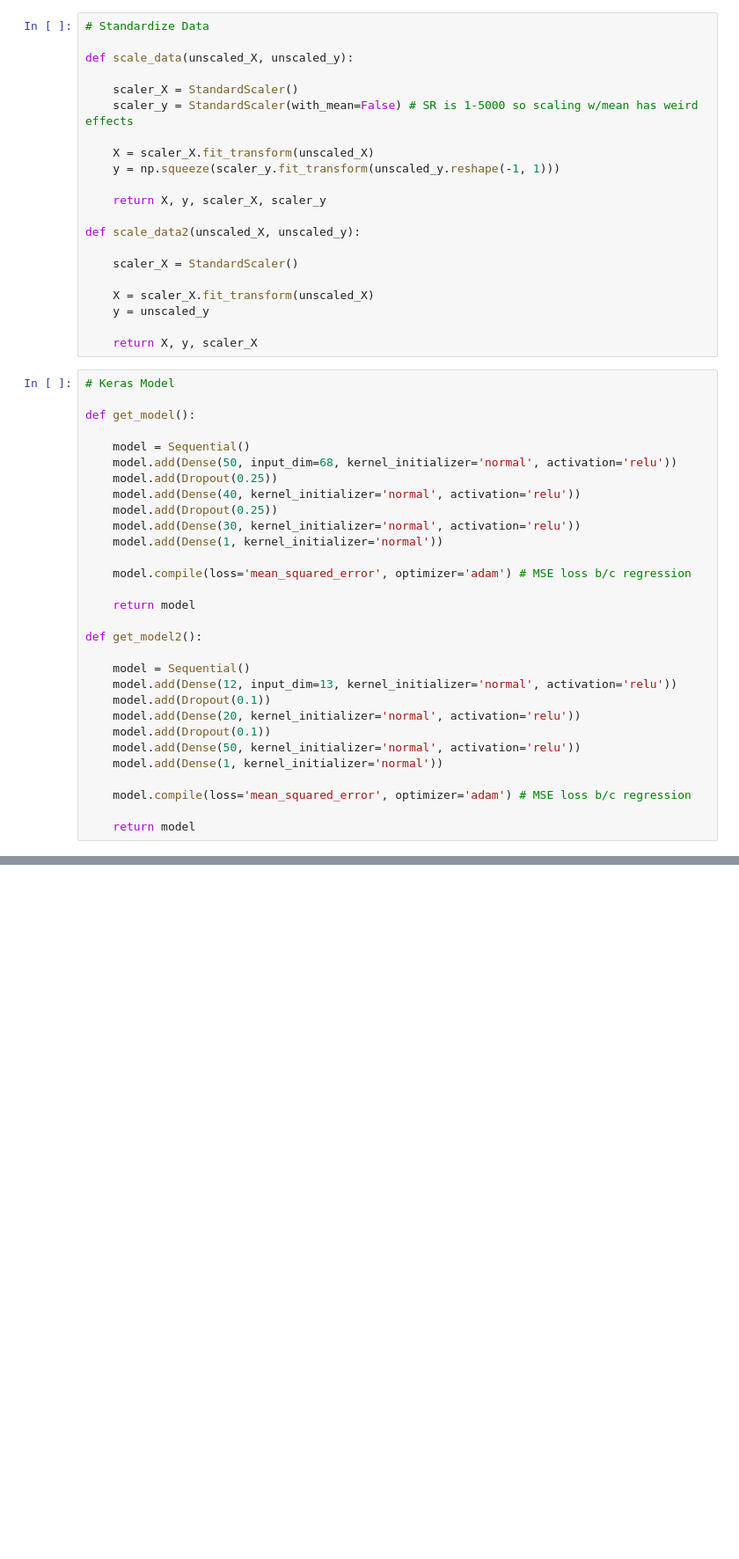
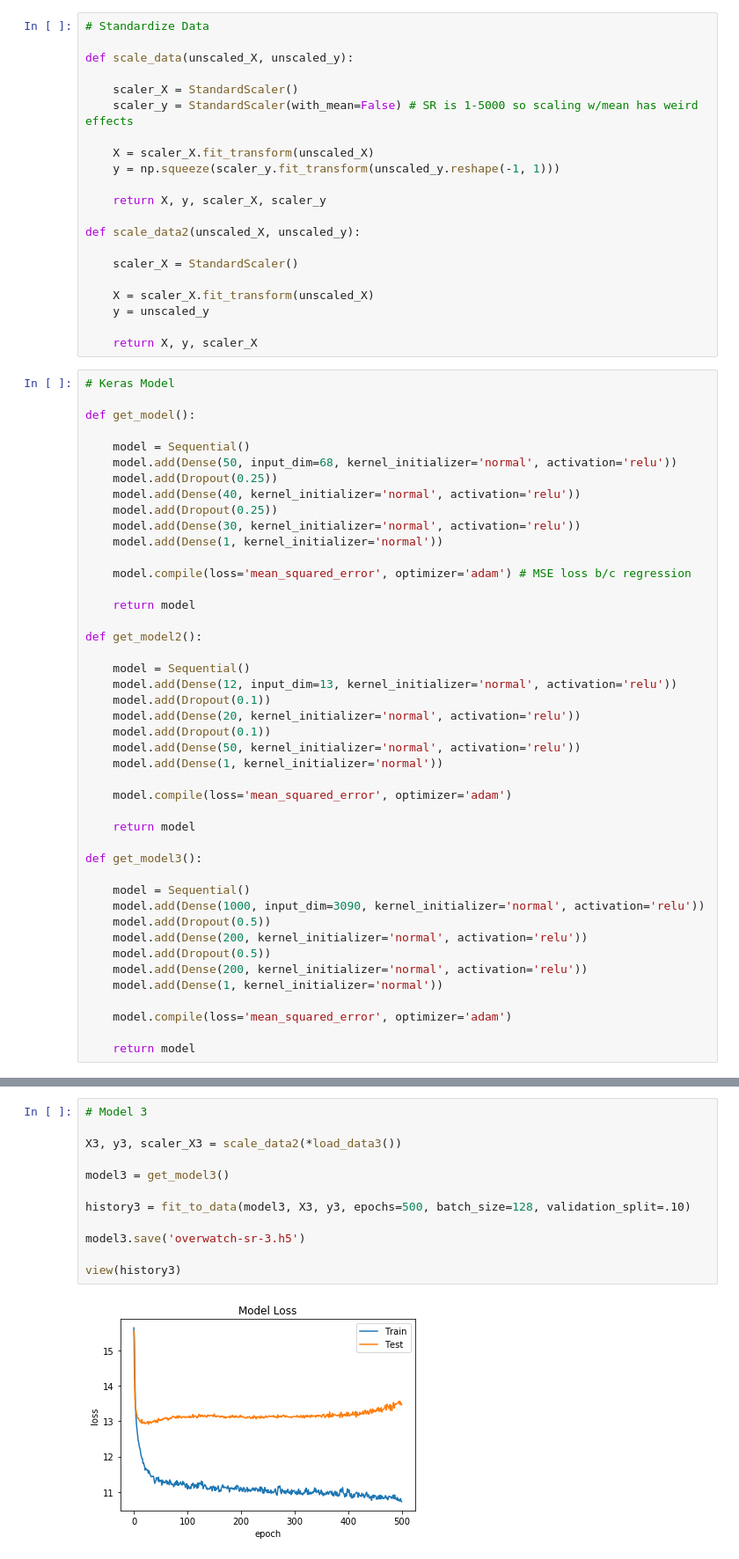
Before and after one commit to sshh12/OverwatchML, a Jupyter notebook: OverwatchPredictSR.ipynb, the cells around one changed output, grey strips where cells are left out. Shown at 88% size. Saved outputs shown, nothing was run; the diff lists cells and outputs as text; blank space fills up the shorter version.

```diff
--- a/OverwatchPredictSR.ipynb
+++ b/OverwatchPredictSR.ipynb
@@ -114,9 +134,23 @@ def get_model2():
     model.add(Dense(50, kernel_initializer='normal', activation='relu'))
     model.add(Dense(1, kernel_initializer='normal'))
 
-    model.compile(loss='mean_squared_error', optimizer='adam') # MSE loss b/c regression
+    model.compile(loss='mean_squared_error', optimizer='adam')
 
     return model
+
+def get_model3():
+
+    model = Sequential()
+    model.add(Dense(1000, input_dim=3090, kernel_initializer='normal', activation='relu'))
+    model.add(Dropout(0.5))
+    model.add(Dense(200, kernel_initializer='normal', activation='relu'))
+    model.add(Dropout(0.5))
+    model.add(Dense(200, kernel_initializer='normal', activation='relu'))
+    model.add(Dense(1, kernel_initializer='normal'))
+
+    model.compile(loss='mean_squared_error', optimizer='adam')
+
+    return model
 # %%
 # Learning function. Wrapper for keras model.fit( ... )
 
@@ -203,3 +240,17 @@ plt.show()
+# %%
+# Model 3
+
+X3, y3, scaler_X3 = scale_data2(*load_data3())
+
+model3 = get_model3()
+
+history3 = fit_to_data(model3, X3, y3, epochs=500, batch_size=128, validation_split=.10)
+
+model3.save('overwatch-sr-3.h5')
+
+view(history3)
+# %% [output]
+[figure, added]
 # %%
 
 with open('test_names.txt', 'r') as test:
```
Also changed, not shown: parts of 9 cells of this notebook, 8 other files.
